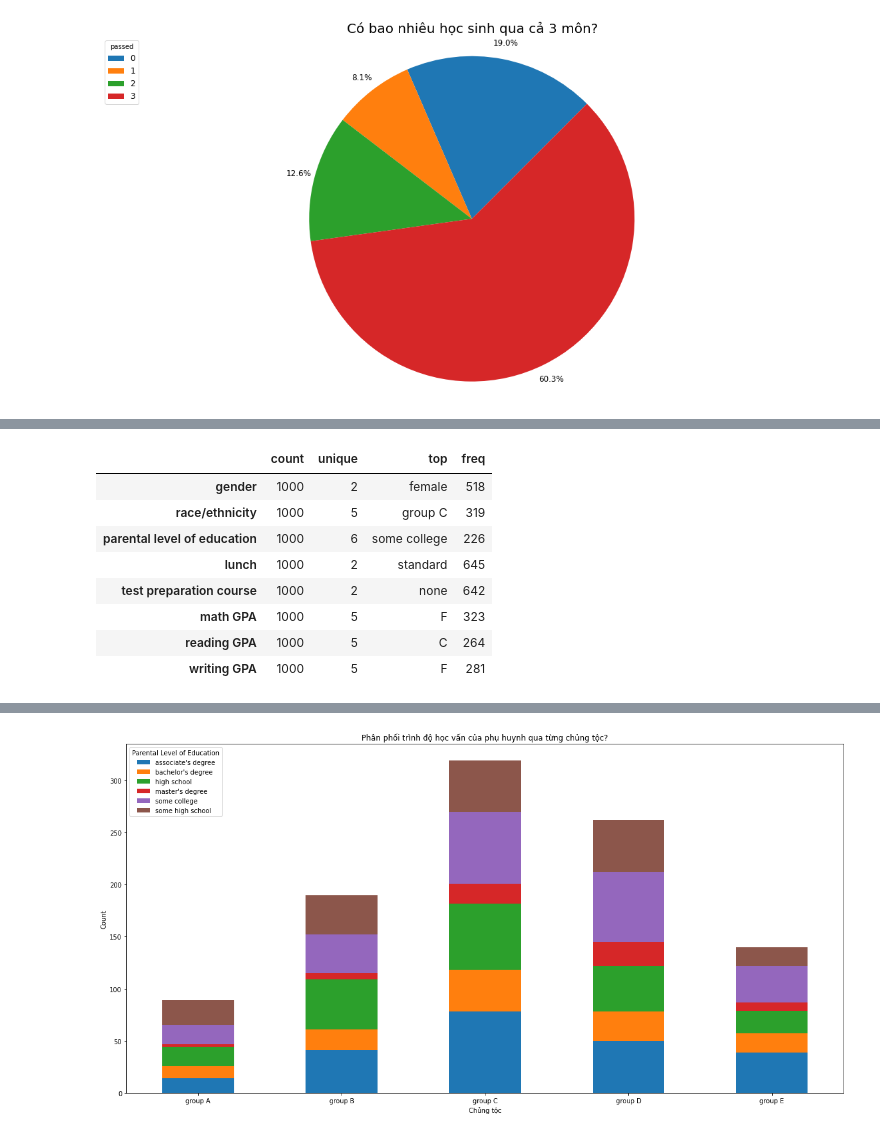
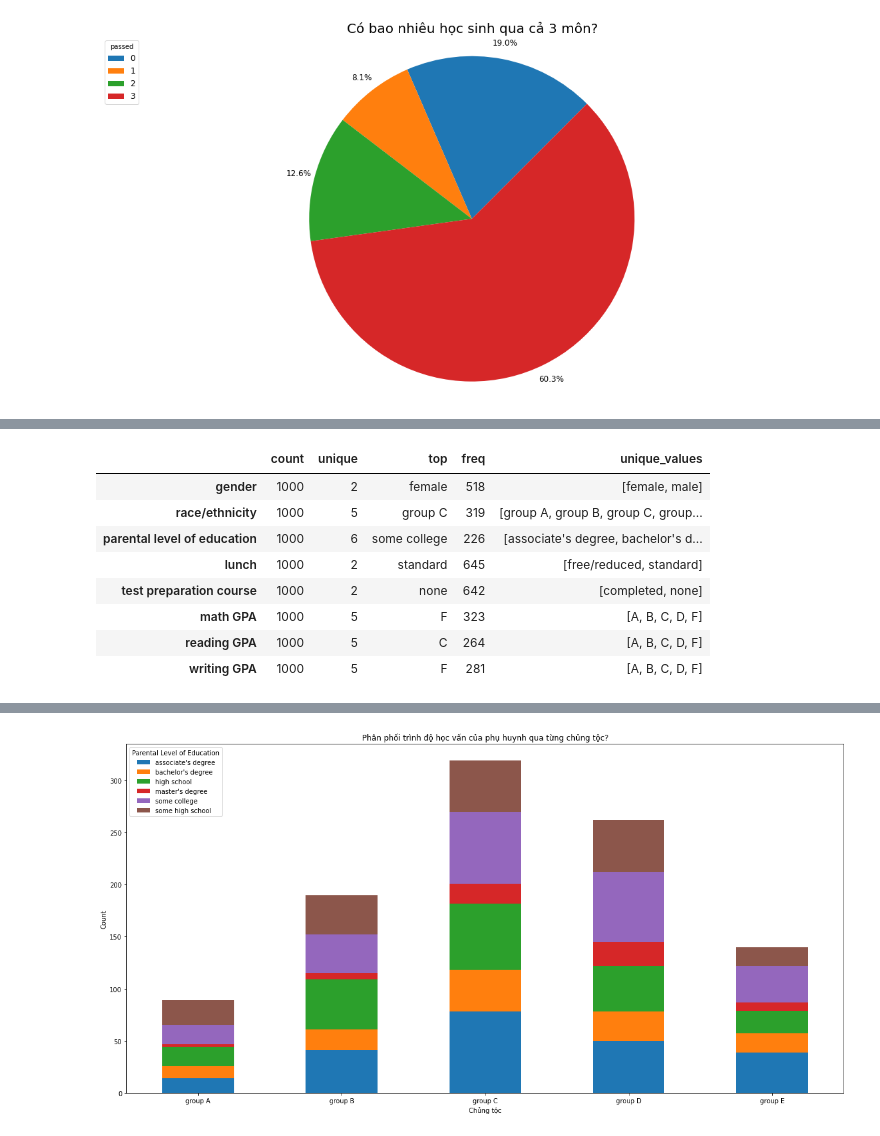
Before and after one commit to PNTAN19/LTKHDL, a Jupyter notebook: Students_Performance.ipynb, the cells around one changed output, grey strips where cells are left out. Saved outputs shown, nothing was run; the diff lists cells and outputs as text; code cells hidden in the pictures.

```diff
--- a/Students_Performance.ipynb
+++ b/Students_Performance.ipynb
@@ -260,13 +378,16 @@ Các cột dạng categorical sẽ là "gender", "race/ethnicity", "parental lev
 # %%
-df.describe(include=object).T
+obj_col = list(df.select_dtypes(['object']).columns)
+des = df[obj_col].describe(include=object).T
+out = df[obj_col].agg(np.unique)
+des.assign(unique_values = out)
 # %% [output]
-|  | count | unique | top | freq |
-| gender | 1000 | 2 | female | 518 |
-| race/ethnicity | 1000 | 5 | group C | 319 |
-| parental level of education | 1000 | 6 | some college | 226 |
-| lunch | 1000 | 2 | standard | 645 |
-| test preparation course | 1000 | 2 | none | 642 |
-| math GPA | 1000 | 5 | F | 323 |
-| reading GPA | 1000 | 5 | C | 264 |
-| writing GPA | 1000 | 5 | F | 281 |
+|  | count | unique | top | freq | unique_values |
+| gender | 1000 | 2 | female | 518 | [female, male] |
+| race/ethnicity | 1000 | 5 | group C | 319 | [group A, group B, group C, group... |
+| parental level of education | 1000 | 6 | some college | 226 | [associate's degree, bachelor's d... |
+| lunch | 1000 | 2 | standard | 645 | [free/reduced, standard] |
+| test preparation course | 1000 | 2 | none | 642 | [completed, none] |
+| math GPA | 1000 | 5 | F | 323 | [A, B, C, D, F] |
+| reading GPA | 1000 | 5 | C | 264 | [A, B, C, D, F] |
+| writing GPA | 1000 | 5 | F | 281 | [A, B, C, D, F] |
 # %% [markdown]
```
Also changed, not shown: parts of 78 cells of this notebook.
